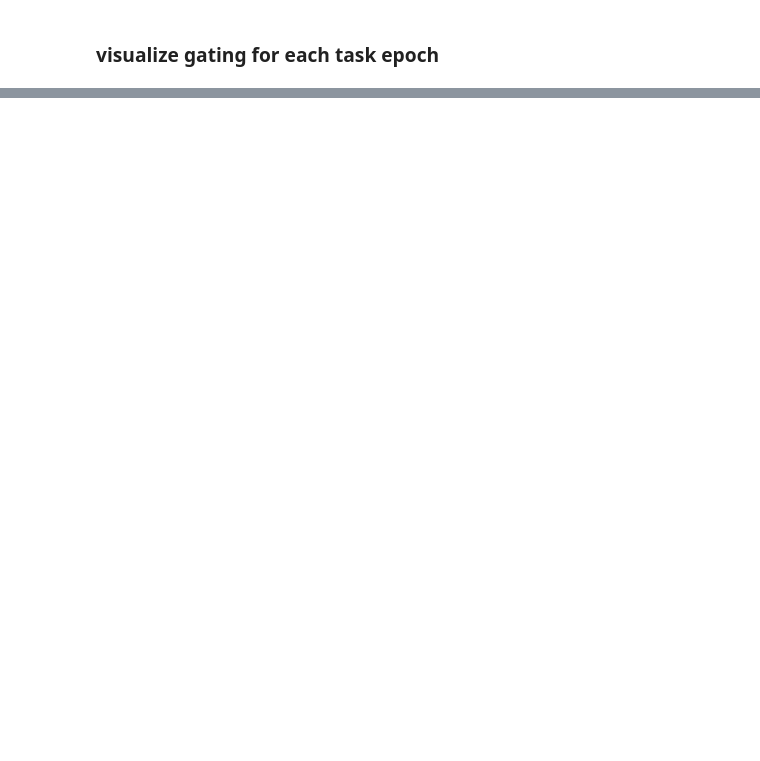
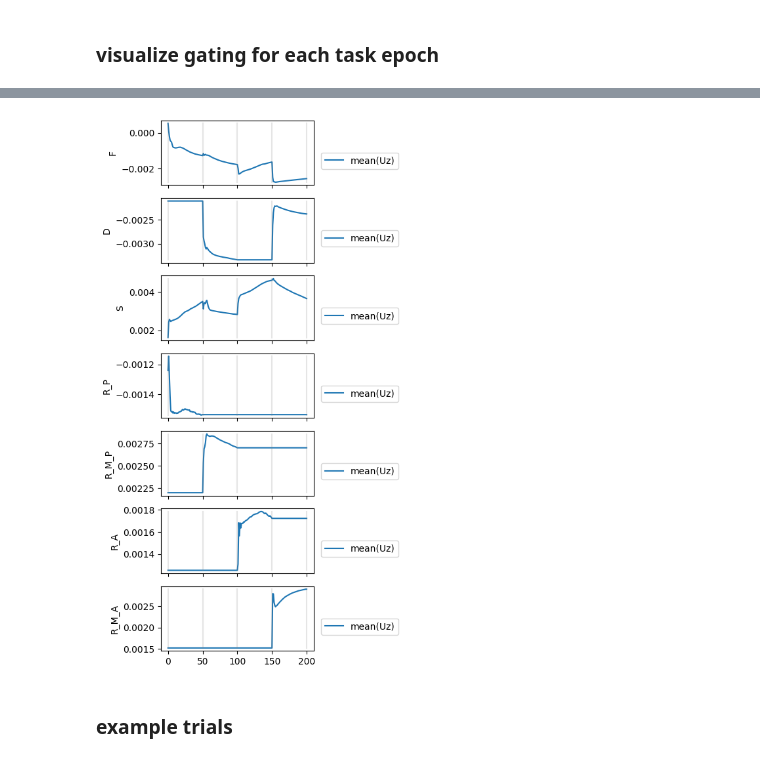
Before and after one commit to hzshan/context_inference_rnn, a Jupyter notebook: train.ipynb, the cells around one changed output, grey strips where cells are left out. Drawn from its saved outputs; the diff is of its cells as text; code cells hidden in the pictures; blank space fills up the shorter version.

```diff
--- a/train.ipynb
+++ b/train.ipynb
@@ -133 +50,28 @@ for iz in range(dim_z):
+# %%
+device = torch.device("cuda:0" if torch.cuda.is_available() else "cpu")
+ckpt_list = torch.load(config['save_dir'] + '/ckpt_list.pth', map_location=torch.device(device))
+# %%
+U_arr = np.array([ckpt['U'].detach().cpu().numpy() for ckpt in ckpt_list])
+V_arr = np.array([ckpt['V'].detach().cpu().numpy() for ckpt in ckpt_list])
+fig, axes = plt.subplots(dim_z, 1, figsize=(3, 1.5*dim_z), sharex=True)
+for iz in range(dim_z):
+    z_t = torch.zeros(dim_z, device=next(model.parameters()).device)
+    z_t[iz] = 1
+    gating = model.gating(z_t.unsqueeze(0)).detach().cpu().numpy()[0]
+    plot_u = (U_arr * np.sqrt(gating)).mean((-1, -2))
+    # plot_v = (V_arr * np.sqrt(gating)).mean((-1, -2))
+    axes[iz].plot(plot_u, label='mean(Uz)')
+    # axes[iz].plot(plot_v, label='mean(Vz)')
+    axes[iz].set_ylabel(config['z_list'][iz])
+    axes[iz].legend(loc=(1.05, 0.25))
+    # ymax = max(plot_u.max(), plot_v.max())
+    # ymin = min(plot_u.min(), plot_v.min())
+    ymax = plot_u.max()
+    ymin = plot_u.min()
+    for x in range(len(config['task_list']) + 1):
+        axes[iz].plot([x * config['num_iter'] / 10] * 2, [ymin, ymax], alpha=0.2, color='gray')
+# %% [output]
+[figure, new version]
+# %% [markdown]
+### example trials
 # %%
```
Also changed, not shown: parts of 15 cells of this notebook, 2 other files.
